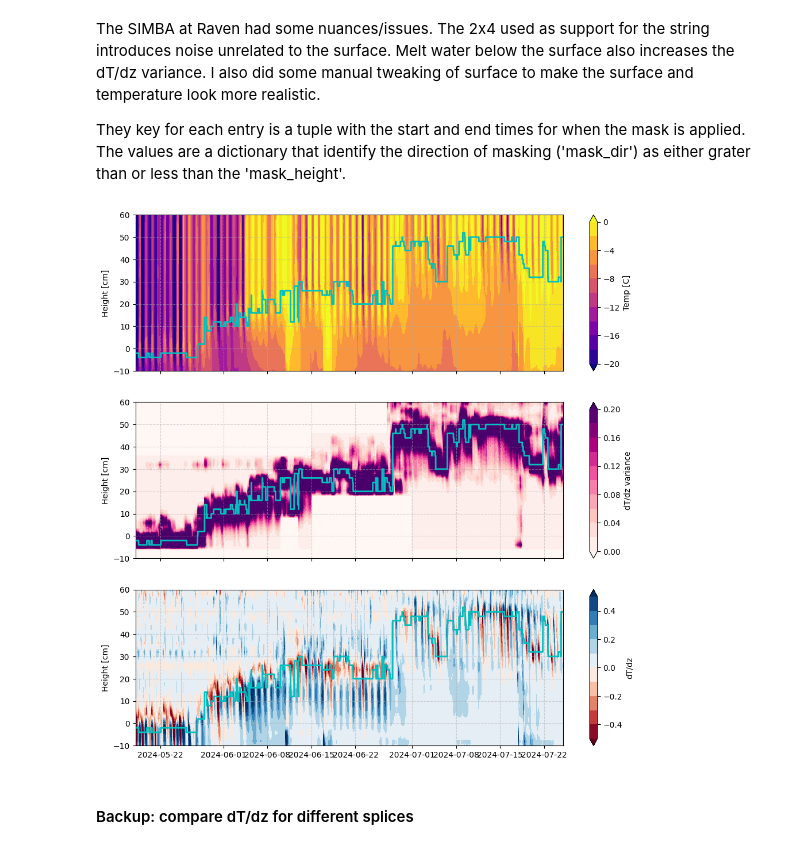
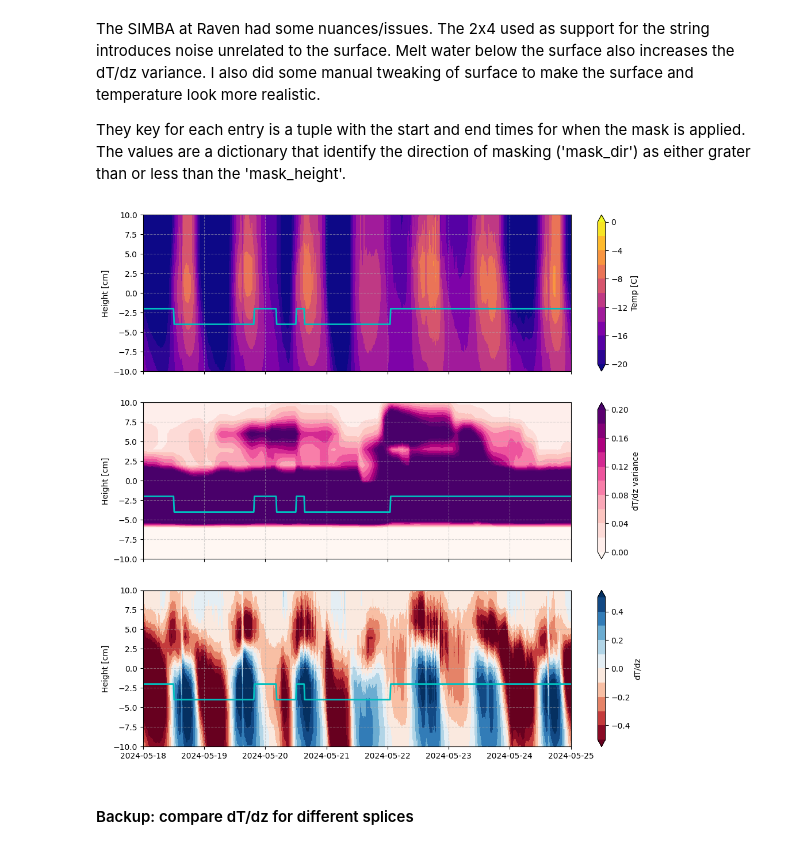
Before and after one commit to sledd/ICECAPS_raven, a Jupyter notebook: example_SIMBA_sfc_detection-splice-testing.ipynb, the cells around one changed output. Cells and saved outputs as stored; diff of their text form; code cells hidden in the pictures.

```diff
--- a/example_SIMBA_sfc_detection-splice-testing.ipynb
+++ b/example_SIMBA_sfc_detection-splice-testing.ipynb
@@ -167,22 +168,25 @@ simba_sfc[np.where(simba_dates<dt.datetime(2024,5,18))] = np.nanmean( simba_sfc[
 # %%
 fig, axs = plt.subplots(3, figsize=(12,12), sharex=True, sharey=True)
 
 labels = ['Temp [C]', 'dT/dz variance', 'dT/dz']
 cmaps = [plt.cm.plasma, plt.cm.RdPu, plt.cm.RdBu]
 levels = [np.arange(-20,1,2), np.arange(0,.21,.02), np.arange(-.5,.51,.1)]
 
 for i, (ax, var) in enumerate(zip(axs.ravel(),[simba_temps, dTdz_variance_scaled, dTdz])):
     cb = ax.contourf(simba_dates, simba_heights, np.swapaxes(var,0,1),
                     cmap=cmaps[i], levels=levels[i], extend='both')
     ax.plot(simba_dates, simba_sfc, c='c', lw=2)
     ax.set_ylabel('Height [cm]')
     plt.colorbar(cb, label=labels[i], ax=ax)
     ax.grid(alpha=.5, ls='--')
-axs[1].set_ylim(-10,60)
-axs[1].set_xlim(dt.datetime(2024,5,18), dt.datetime(2024,7,25))
+# axs[1].set_ylim(-10,60)
+# axs[1].set_xlim(dt.datetime(2024,5,18), dt.datetime(2024,7,25))
+axs[1].set_ylim(-10,10)
+axs[1].set_xlim(dt.datetime(2024,5,18), dt.datetime(2024,5,25))
+
 plt.show()
 # %% [output]
-[figure, old version]
+[figure, new version]
 # %% [markdown]
 #### Backup: compare dT/dz for different splices
 # %%
```
Also changed, not shown: parts of 9 cells of this notebook.
